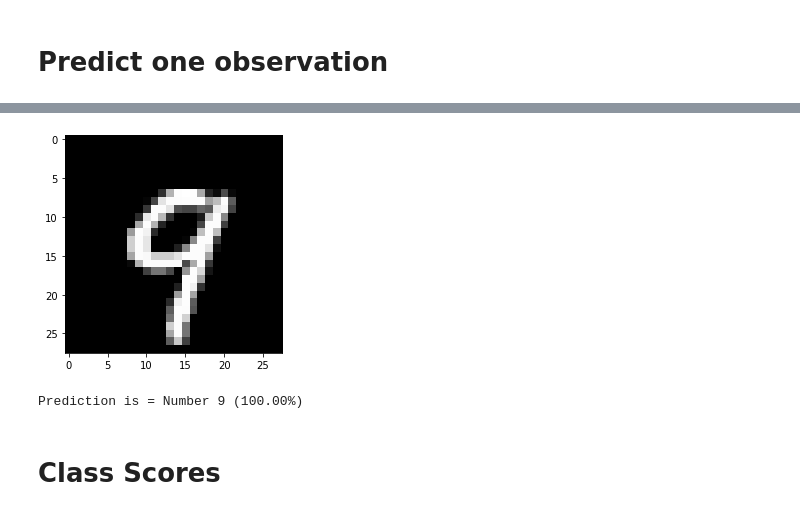
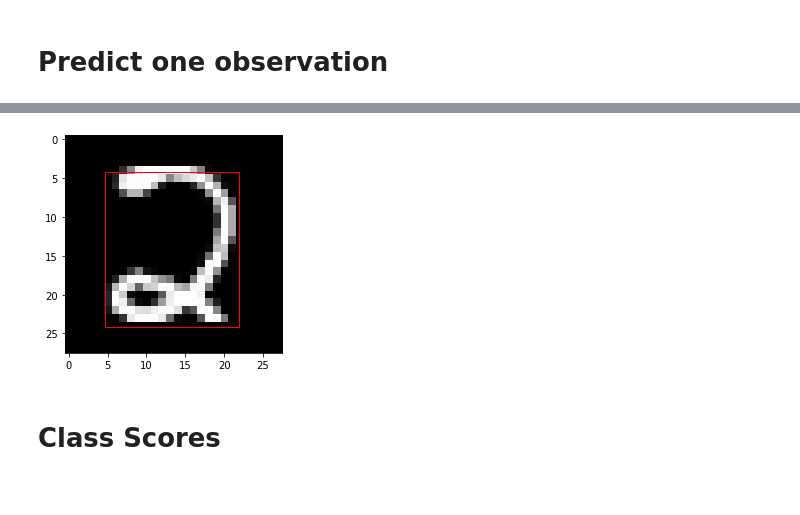
Before and after one commit to 0r4nd/HandwritingRecognition, a Jupyter notebook: notebooks/HandwritingRecognition.ipynb, the cells around one changed output, grey strips where cells are left out. Cells and saved outputs as stored; diff of their text form; code cells hidden in the pictures.

```diff
--- a/notebooks/HandwritingRecognition.ipynb
+++ b/notebooks/HandwritingRecognition.ipynb
@@ -200,6 +229,6 @@ label is: Number 5
 # %%
 
-def get_model(X):
+def get_classification_model(X):
     """ classification with 10 classes """
     model = models.Sequential()
 
@@ -215,7 +244,7 @@ def get_model(X):
     model.add(layers.Dense(10, activation='softmax'))
     return model
 
-def get_model2(X):
+def get_regression_model(X):
     """ regression with 4 outputs """
     model = models.Sequential()
 
@@ -226,10 +255,34 @@ def get_model2(X):
     model.add(layers.MaxPool2D(pool_size=(2,2)))
 
     model.add(layers.Flatten())
-    model.add(layers.Dense(4, activation='relu'))
+    model.add(layers.Dense(50, activation='relu'))
+    model.add(layers.Dropout(0.3))
     model.add(layers.Dense(4, activation='linear'))
     return model
 
+def get_model(X):
+    """ classification + regression with 10+4 outputs """
+    # define two sets of inputs
+    inputs = layers.Input(shape=X[0].shape)
+
+    # the first branch operates on the first input
+    a = layers.Conv2D(16, kernel_size=(3,3), activation='relu', padding='same')(inputs)
+    a = layers.MaxPool2D(pool_size=(2,2))(a)
+    a = layers.Conv2D(32, kernel_size=(2,2), activation='relu', padding='same')(a)
+    a = layers.MaxPool2D(pool_size=(2,2))(a)
+    a = layers.Flatten()(a)
+    a = layers.Dense(50, activation='relu')(a)
+    a = layers.Dropout(0.3)(a)
+
+    # 2 outputs
+    output_softmax = layers.Dense(10, activation='softmax', name='output_softmax')(a)
+    output_linear = layers.Dense(4, activation='linear', name='output_linear')(a)
+
+    model = models.Model(inputs=inputs, outputs=[output_softmax,output_linear])
+    return model
+
+#model = get_classification_model(X_train_scaled)
+#model = get_regression_model(X_train_scaled)
 model = get_model(X_train_scaled)
 model.summary()
 # %% [output]
@@ -433,13 +493,18 @@ array([[7.6530968e-15, 2.5115809e-10, 2.0987536e-09, ..., 9.9999994e-01,
 # %% [markdown]
 # Predict one observation
 # %%
-label = 12
+label = 72
 
-predicted = list(model.predict(np.array([X_test_scaled[label]]))[0])
+predicted = model.predict(np.array([X_test_scaled[label]]))
+predicted_class = list(predicted[0][0])
+predicted_linear = predicted[1][0]
+
 #print("prediction table:", predicted)
 plt.imshow(X_test_scaled[label], cmap='gray')
+
+predicted_label = labels[predicted_class.index(max(predicted_class))]
+print("Prediction is =", predicted_label, f"({max(predicted_class)*100:.2f}%)")
+
+plt_rectangle(predicted_linear)
 plt.show()
-
-predicted_label = labels[predicted.index(max(predicted))]
-print("Prediction is =", predicted_label, f"({max(predicted)*100:.2f}%)")
 # %% [output]
@@ -447,5 +513,4 @@ print("Prediction is =", predicted_label, f"({max(predicted)*100:.2f}%)")
-[figure, old version]
+[figure, new version]
-Prediction is = Number 9 (100.00%)
 # %% [markdown]
 # Class Scores
 # %%
```
Also changed, not shown: parts of 11 cells of this notebook.
